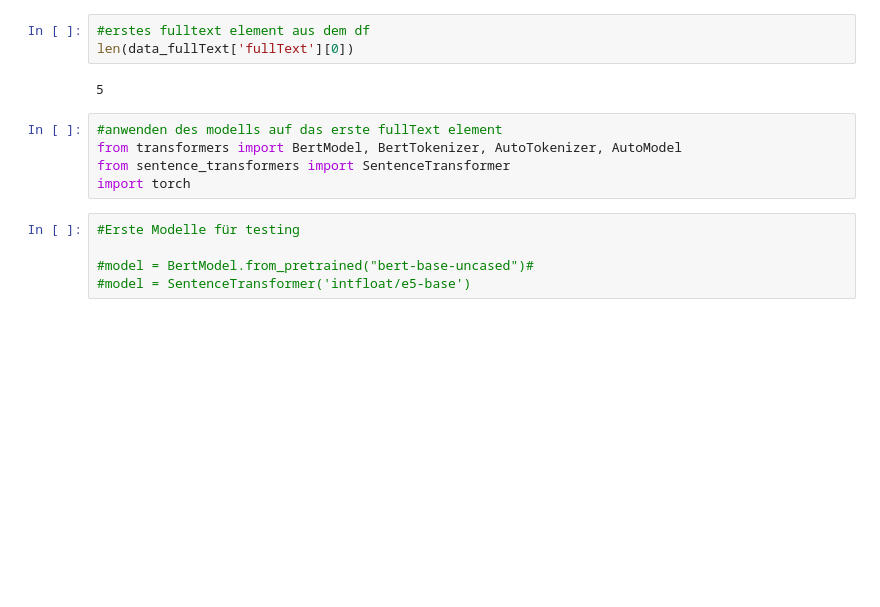
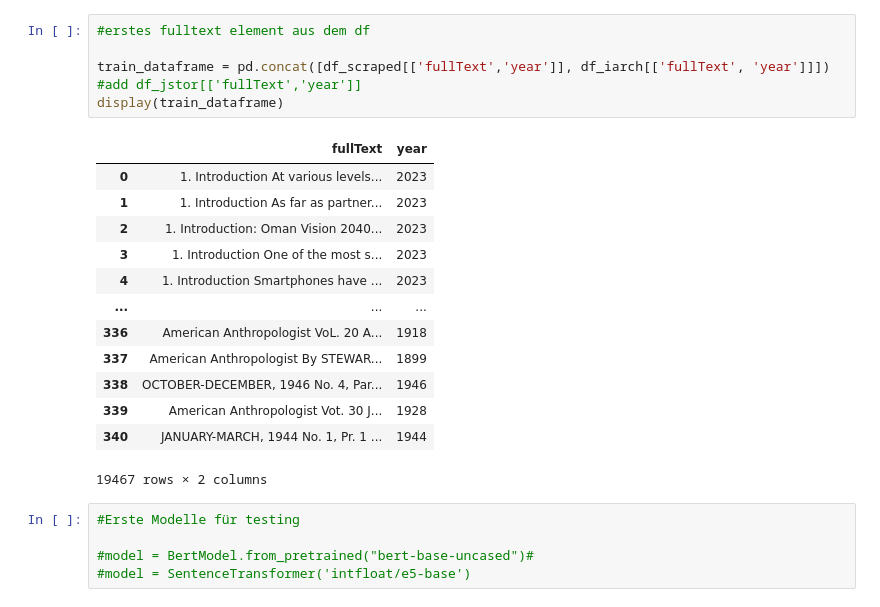
Before and after one commit to merlinEgress/BA-LSCD, a Jupyter notebook: embedding_pipeline.ipynb, the cells around one changed output. Saved outputs shown, nothing was run; the diff lists cells and outputs as text; blank space fills up the shorter version.

```diff
--- a/embedding_pipeline.ipynb
+++ b/embedding_pipeline.ipynb
@@ -29,13 +75,22 @@ display(data_fullText)
 # %%
 #erstes fulltext element aus dem df
-len(data_fullText['fullText'][0])
+
+train_dataframe = pd.concat([df_scraped[['fullText','year']], df_iarch[['fullText', 'year']]]) #add df_jstor[['fullText','year']]
+display(train_dataframe)
 # %% [output]
+|  | fullText | year |
+| 0 | 1. Introduction At various levels... | 2023 |
+| 1 | 1. Introduction As far as partner... | 2023 |
+| 2 | 1. Introduction: Oman Vision 2040... | 2023 |
+| 3 | 1. Introduction One of the most s... | 2023 |
+| 4 | 1. Introduction Smartphones have ... | 2023 |
+| ... | ... | ... |
+| 336 | American Anthropologist VoL. 20 A... | 1918 |
+| 337 | American Anthropologist By STEWAR... | 1899 |
+| 338 | OCTOBER-DECEMBER, 1946 No. 4, Par... | 1946 |
+| 339 | American Anthropologist Vot. 30 J... | 1928 |
+| 340 | JANUARY-MARCH, 1944 No. 1, Pr. 1 ... | 1944 |
-5
+19467 rows × 2 columns
-# %%
-#anwenden des modells auf das erste fullText element
-from transformers import BertModel, BertTokenizer, AutoTokenizer, AutoModel
-from sentence_transformers import SentenceTransformer
-import torch
 # %%
 #Erste Modelle für testing
 
```
Also changed, not shown: parts of 6 cells of this notebook.
